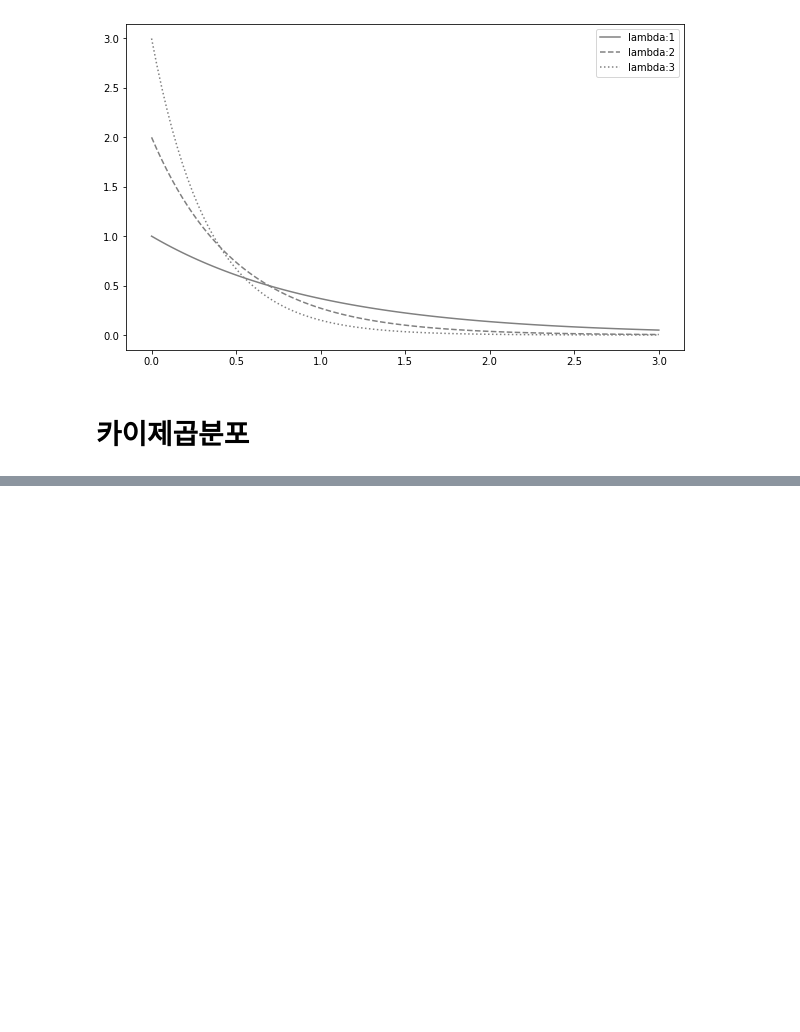
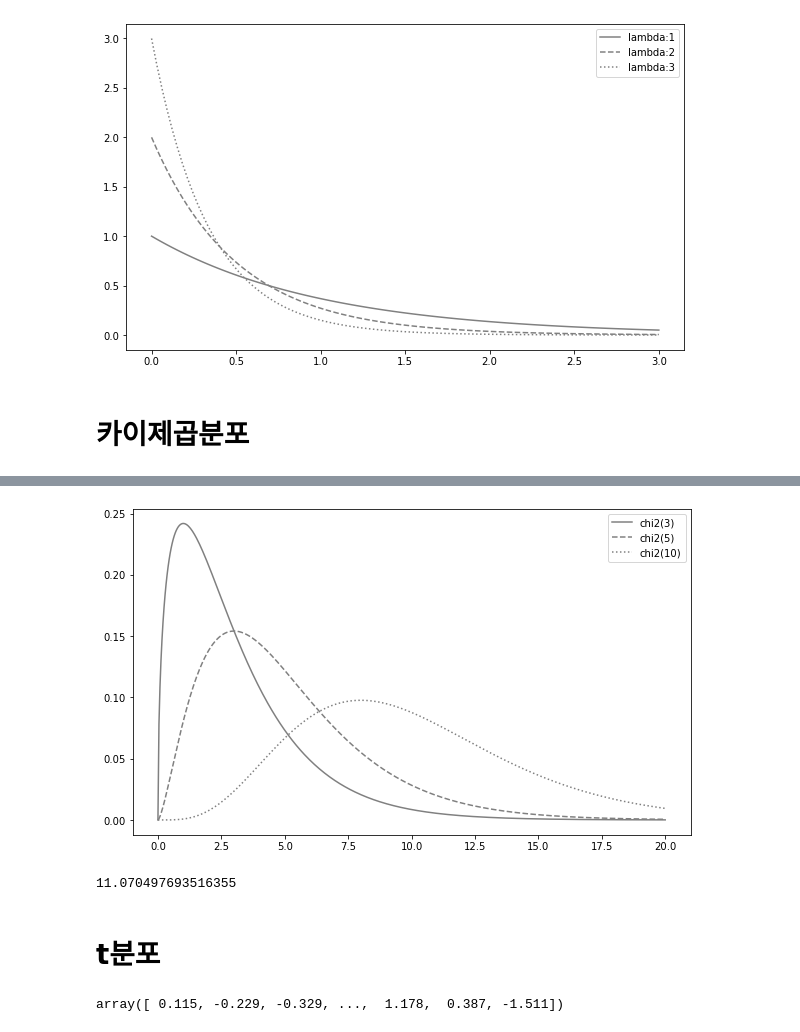
Before and after one commit to seosztt/Data_analytics_with_Python, a Jupyter notebook: notebook/chapter8.ipynb, the cells around one changed output, grey strips where cells are left out. Saved outputs shown, nothing was run; the diff lists cells and outputs as text; code cells hidden in the pictures; blank space fills up the shorter version.

```diff
--- a/notebook/chapter8.ipynb
+++ b/notebook/chapter8.ipynb
@@ -155,0 +195,21 @@ plt.show()
+# %%
+fig = plt.figure(figsize=(10, 6))
+ax = fig.add_subplot(111)
+
+xs = np.linspace(0, 20, 500)
+for n, ls in zip([3, 5, 10], linestyles):
+    rv = stats.chi2(n)
+    ax.plot(xs, rv.pdf(xs),
+            label=f'chi2({n})', ls=ls, color='gray')
+
+ax.legend()
+plt.show()
+# %% [output]
+[figure, added]
+# %%
+rv = stats.chi2(5)
+rv.isf(0.05)
+# %% [output]
+11.070497693516355
+# %% [markdown]
+# t분포
@@ -155,0 +226,4 @@ plt.show()
+# %%
+t_sample
+# %% [output]
+array([ 0.115, -0.229, -0.329, ...,  1.178,  0.387, -1.511])
```
Also changed, not shown: parts of 15 cells of this notebook, 4 other files.
